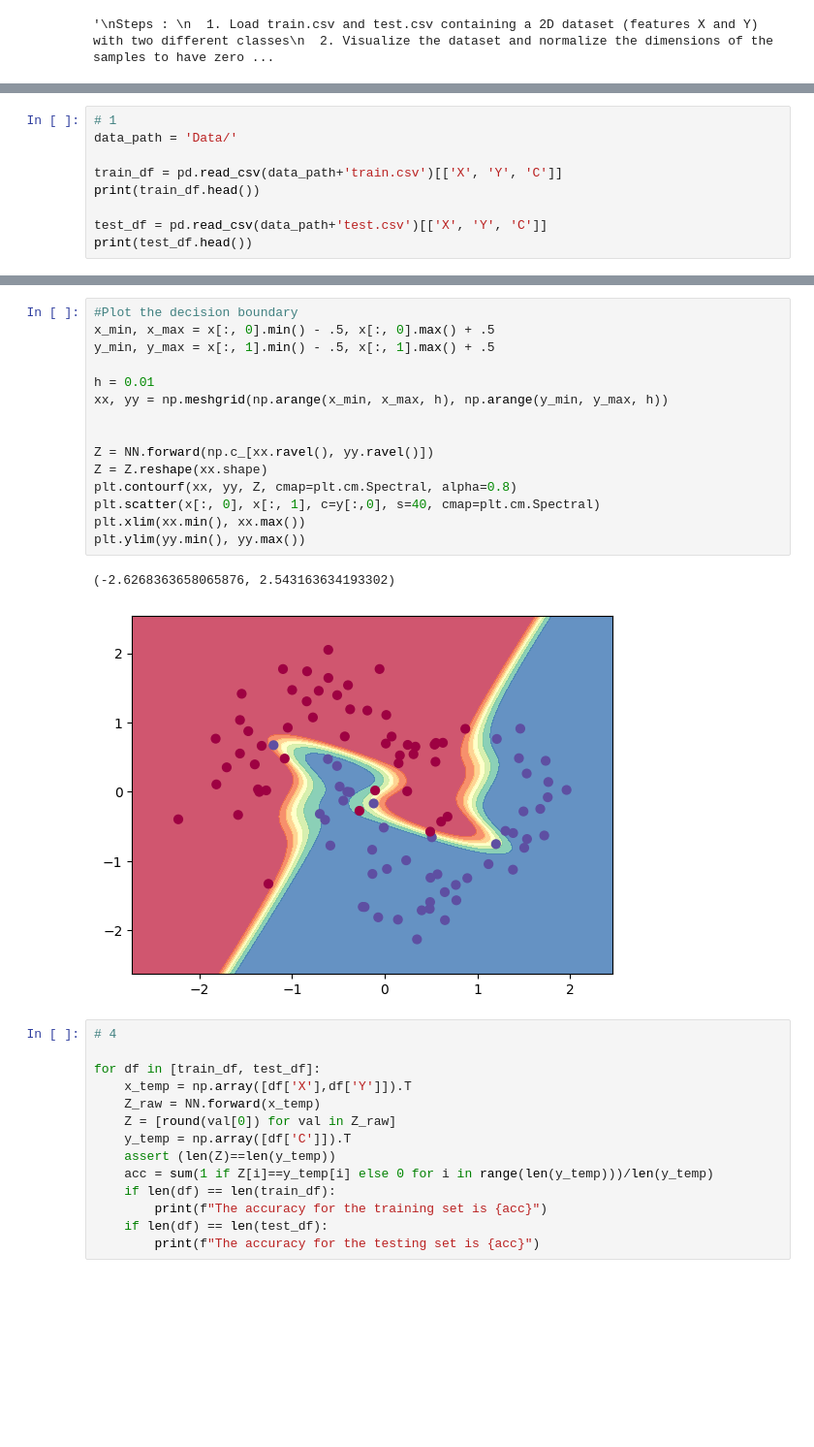
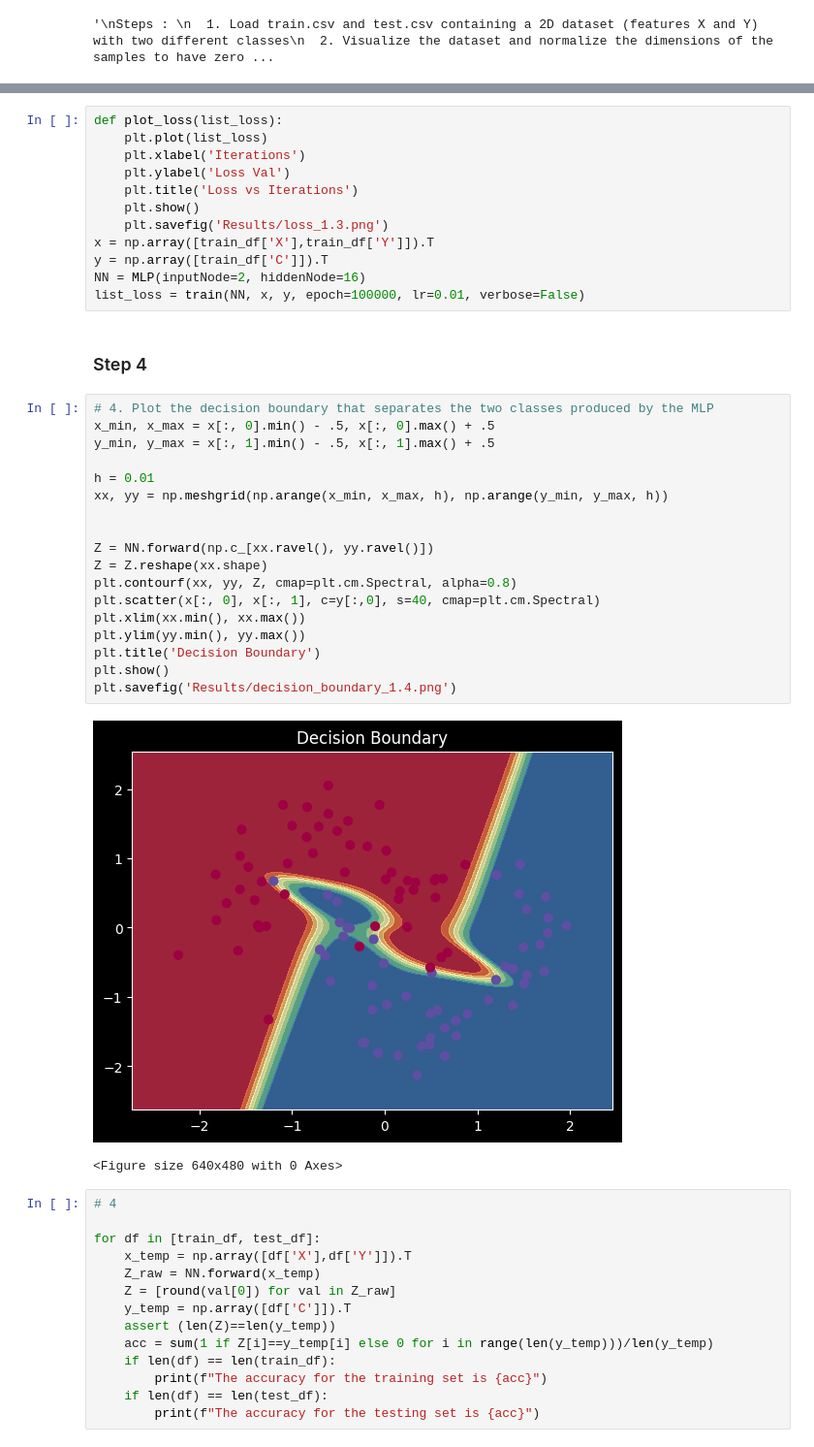
Before and after one commit to albert-santos01/DeepLearning, a Jupyter notebook: P1/P1-Questions.ipynb, the cells around one changed output, grey strips where cells are left out. Shown: that part at 97% size. Cells and saved outputs as stored; diff of their text form; blank space fills up the shorter version.

```diff
--- a/P1/P1-Questions.ipynb
+++ b/P1/P1-Questions.ipynb
@@ -107,9 +19,0 @@ plt.show()
-# %%
-# 1
-data_path = 'Data/'
-
-train_df = pd.read_csv(data_path+'train.csv')[['X', 'Y', 'C']]
-print(train_df.head())
-
-test_df = pd.read_csv(data_path+'test.csv')[['X', 'Y', 'C']]
-print(test_df.head())
@@ -179,21 +129,38 @@ Text(0, 0.5, 'Loss Val')
+# %%
+def plot_loss(list_loss):
+    plt.plot(list_loss)
+    plt.xlabel('Iterations')
+    plt.ylabel('Loss Val')
+    plt.title('Loss vs Iterations')
+    plt.show()
+    plt.savefig('Results/loss_1.3.png')
+x = np.array([train_df['X'],train_df['Y']]).T
+y = np.array([train_df['C']]).T
+NN = MLP(inputNode=2, hiddenNode=16)
+list_loss = train(NN, x, y, epoch=100000, lr=0.01, verbose=False)
+# %% [markdown]
+### Step 4
 # %%
-#Plot the decision boundary
+# 4. Plot the decision boundary that separates the two classes produced by the MLP
 x_min, x_max = x[:, 0].min() - .5, x[:, 0].max() + .5
 y_min, y_max = x[:, 1].min() - .5, x[:, 1].max() + .5
 
 h = 0.01
 xx, yy = np.meshgrid(np.arange(x_min, x_max, h), np.arange(y_min, y_max, h))
 
 
 Z = NN.forward(np.c_[xx.ravel(), yy.ravel()])
 Z = Z.reshape(xx.shape)
 plt.contourf(xx, yy, Z, cmap=plt.cm.Spectral, alpha=0.8)
 plt.scatter(x[:, 0], x[:, 1], c=y[:,0], s=40, cmap=plt.cm.Spectral)
 plt.xlim(xx.min(), xx.max())
 plt.ylim(yy.min(), yy.max())
+plt.title('Decision Boundary')
+plt.show()
+plt.savefig('Results/decision_boundary_1.4.png')
 # %% [output]
+[figure, new version]
-(-2.6268363658065876, 2.543163634193302)
+<Figure size 640x480 with 0 Axes>
-[figure, old version]
 # %%
 # 4
 
```
Also changed, not shown: parts of 14 cells of this notebook, 6 other files.
